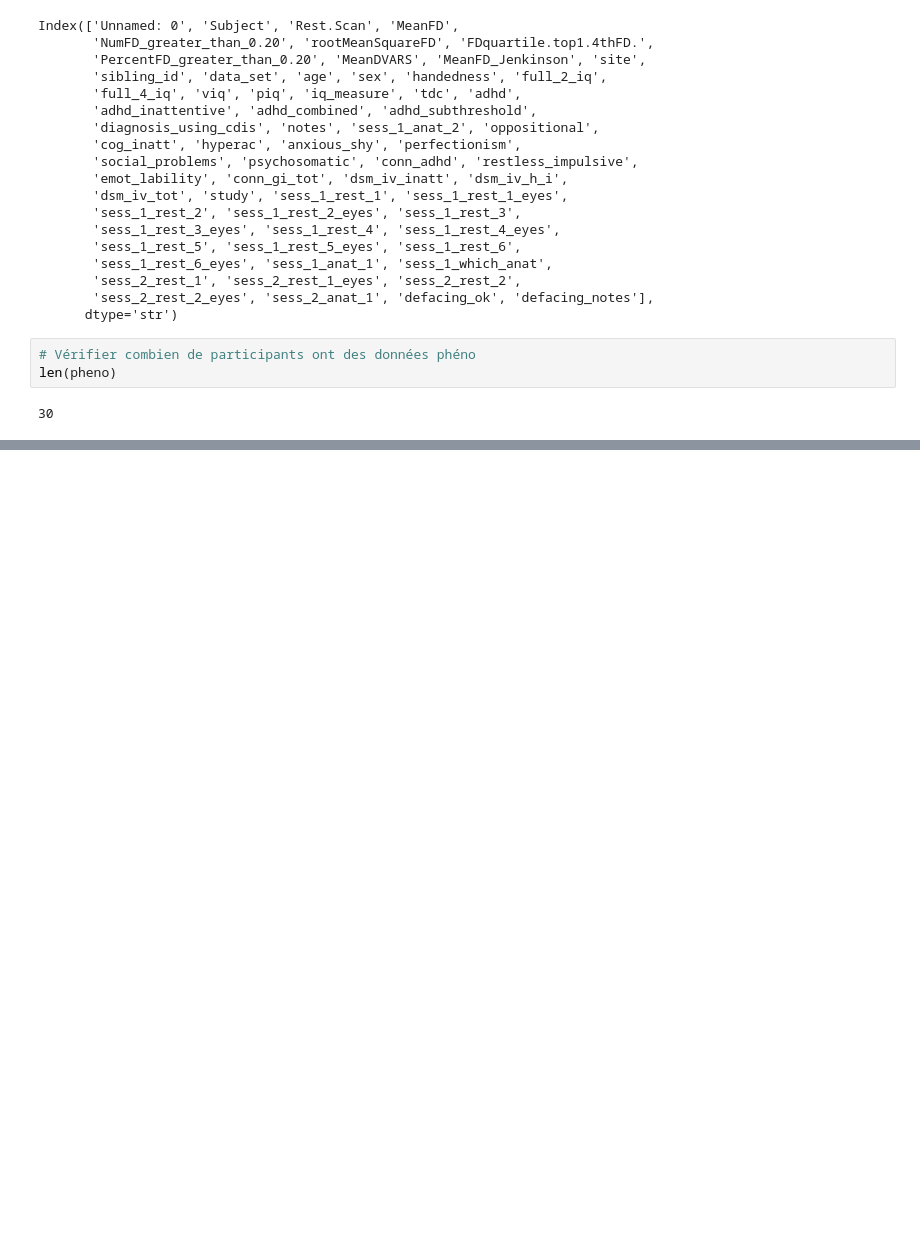
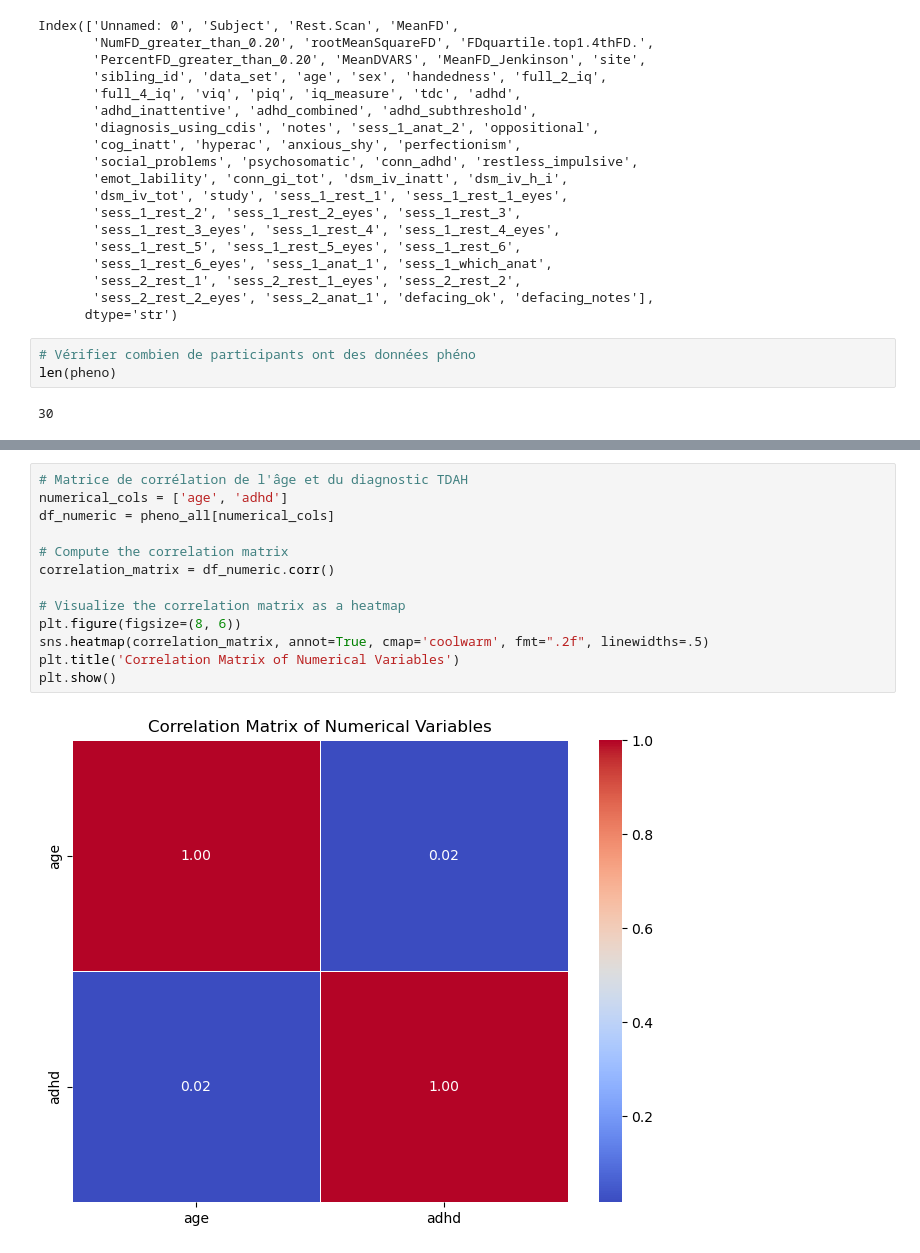
Before and after one commit to psy3019-6973-2026/Nguyen_ProjetFinal, a Jupyter notebook: projet_final.ipynb, the cells around one changed output, grey strips where cells are left out. Saved outputs shown, nothing was run; the diff lists cells and outputs as text; blank space fills up the shorter version.

```diff
--- a/projet_final.ipynb
+++ b/projet_final.ipynb
@@ -146,0 +111,15 @@ Name: Subject, dtype: int64
+# %%
+# Matrice de corrélation de l'âge et du diagnostic TDAH
+numerical_cols = ['age', 'adhd']
+df_numeric = pheno_all[numerical_cols]
+
+# Compute the correlation matrix
+correlation_matrix = df_numeric.corr()
+
+# Visualize the correlation matrix as a heatmap
+plt.figure(figsize=(8, 6))
+sns.heatmap(correlation_matrix, annot=True, cmap='coolwarm', fmt=".2f", linewidths=.5)
+plt.title('Correlation Matrix of Numerical Variables')
+plt.show()
+# %% [output]
+[figure, added]
```
Also changed, not shown: parts of 33 cells of this notebook.
